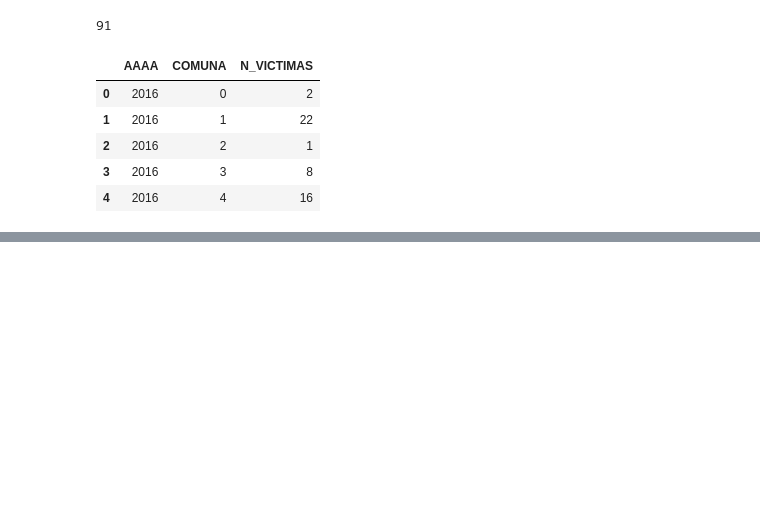
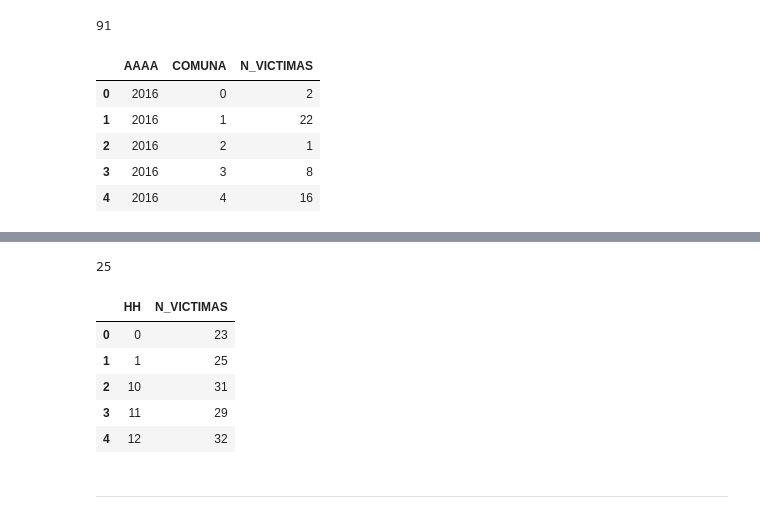
Before and after one commit to rfpcast/DA_BA_Project2, a Jupyter notebook: ETL_Parte_2.ipynb, the cells around one changed output, grey strips where cells are left out. Saved outputs shown, nothing was run; the diff lists cells and outputs as text; code cells hidden in the pictures; blank space fills up the shorter version.

```diff
--- a/ETL_Parte_2.ipynb
+++ b/ETL_Parte_2.ipynb
@@ -611,0 +657,17 @@ df_1_ETL2_10_v1.head(5)
+# %%
+df_1_ETL2_12_v2 = df_1_ETL2.copy()
+# %%
+df_1_ETL2_12_v2 = df_1_ETL2_12_v2.groupby(['HH'])['N_VICTIMAS'].sum().reset_index()
+# %%
+print(len(df_1_ETL2_12_v2))
+df_1_ETL2_12_v2.head(5)
+# %% [output]
+25
+|  | HH | N_VICTIMAS |
+| 0 | 0 | 23 |
+| 1 | 1 | 25 |
+| 2 | 10 | 31 |
+| 3 | 11 | 29 |
+| 4 | 12 | 32 |
+# %% [markdown]
+-------------------------------------------------------------------------------
```
Also changed, not shown: parts of 10 cells of this notebook, 1 other file.
